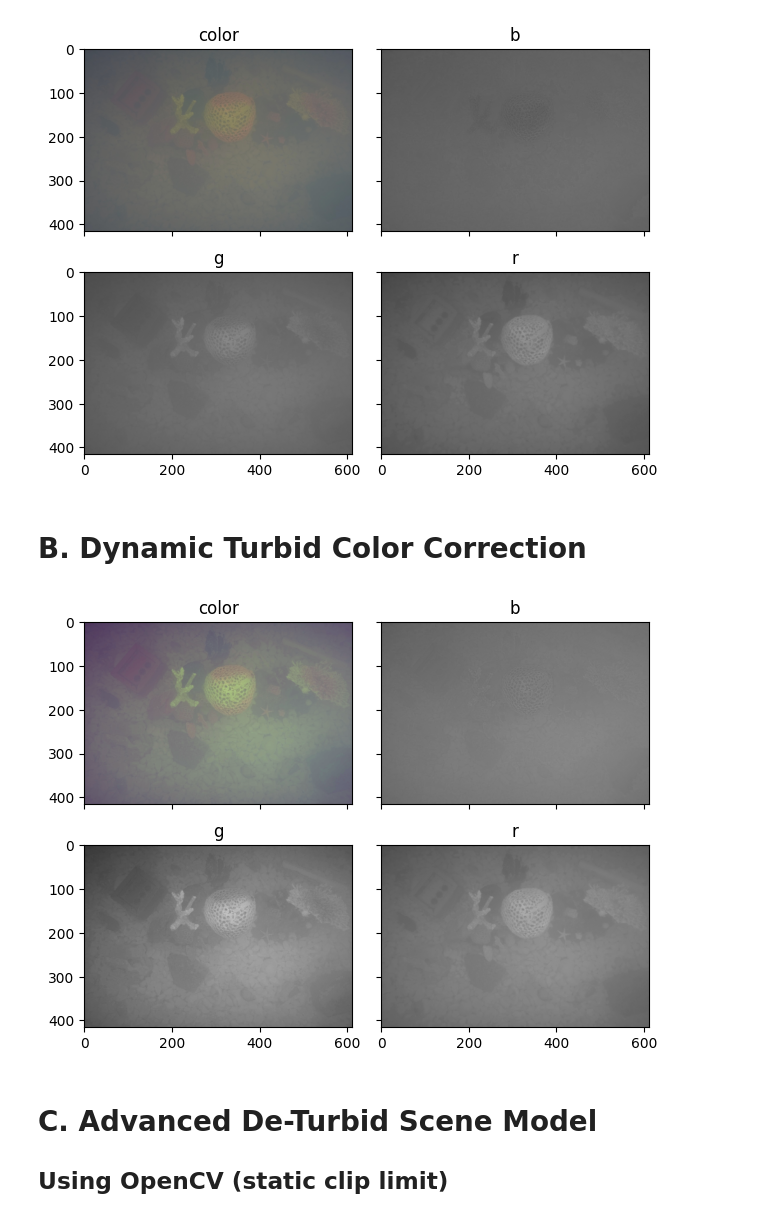
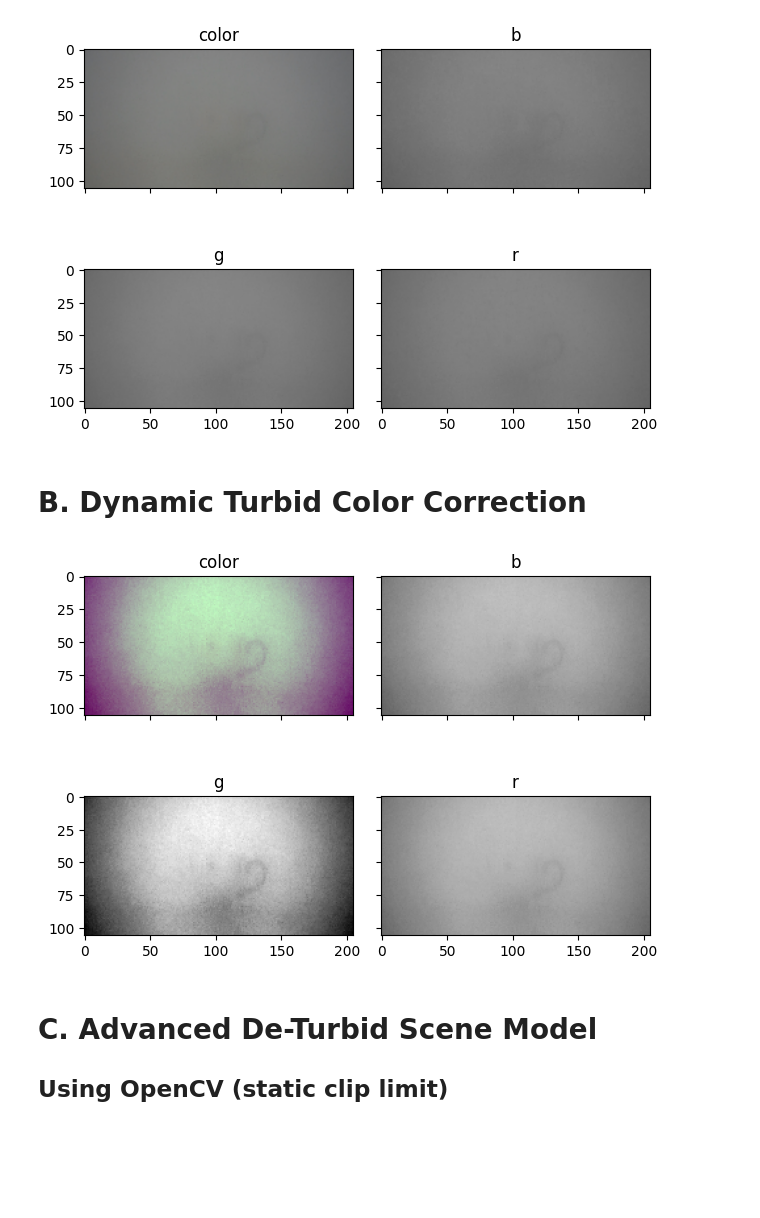
Before and after one commit to benjaminwp18/underwater-dehazing-python, a Jupyter notebook: stepwise.ipynb, the cells around one changed output. Saved outputs shown, nothing was run; the diff lists cells and outputs as text; code cells hidden in the pictures; blank space fills up the shorter version.

Commit message:
Parameterize on config file & test with cup image

```diff
--- a/stepwise.ipynb
+++ b/stepwise.ipynb
@@ -1,30 +1,31 @@
 # %%
 import cv2
 import matplotlib.pyplot as plt
 import numpy as np
 from dataclasses import dataclass
 
 from pathlib import Path
 
 from common import OrderedImage, FloatArray, Uint8Array
 from plotting import plot_imgs, plot_img, plot_channels
 from main import StatType, MinMaxMean, Stats, load_img, color_loss, channel_correction, basic_CLAHE_float, basic_CLAHE_u8_cl
 from clahe import tclahe
 
-PATH = Path('milk') / 'a15.jpg'
+# PATH = Path('milk') / 'a15.jpg'
 # PATH = Path('lake') / 'blue_blur.png'
+PATH = Path('cup') / '0.png'
 
 img = load_img(PATH)
 plot_channels(img)
 # %% [output]
-[figure, old version]
+[figure, new version]
 # %% [markdown]
 # B. Dynamic Turbid Color Correction
 # %%
 channel_correction(img)
 plot_channels(img)
 # %% [output]
-[figure, old version]
+[figure, new version]
 # %% [markdown]
 # C. Advanced De-Turbid Scene Model
 
```
Also changed, not shown: parts of 2 cells of this notebook, 6 other files.
